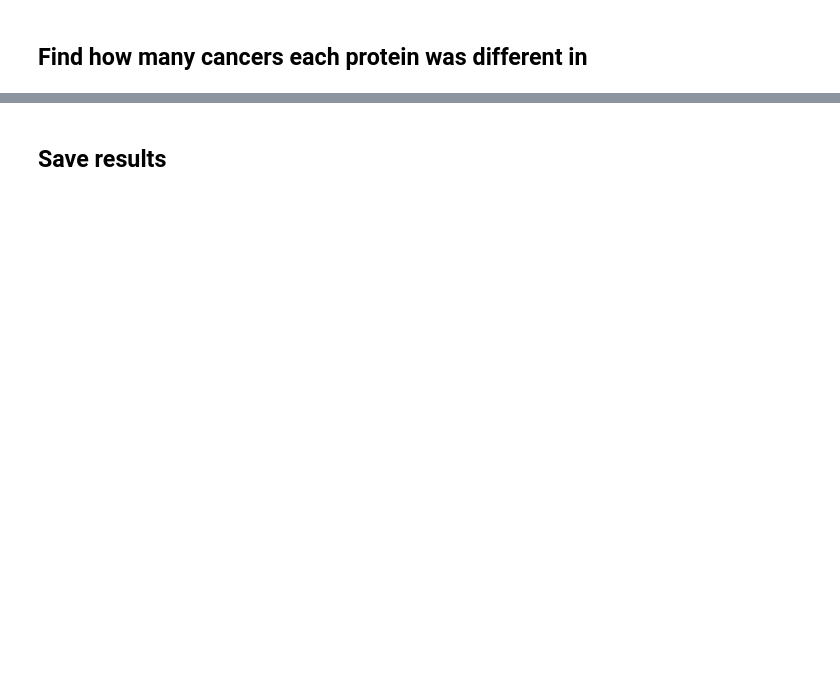
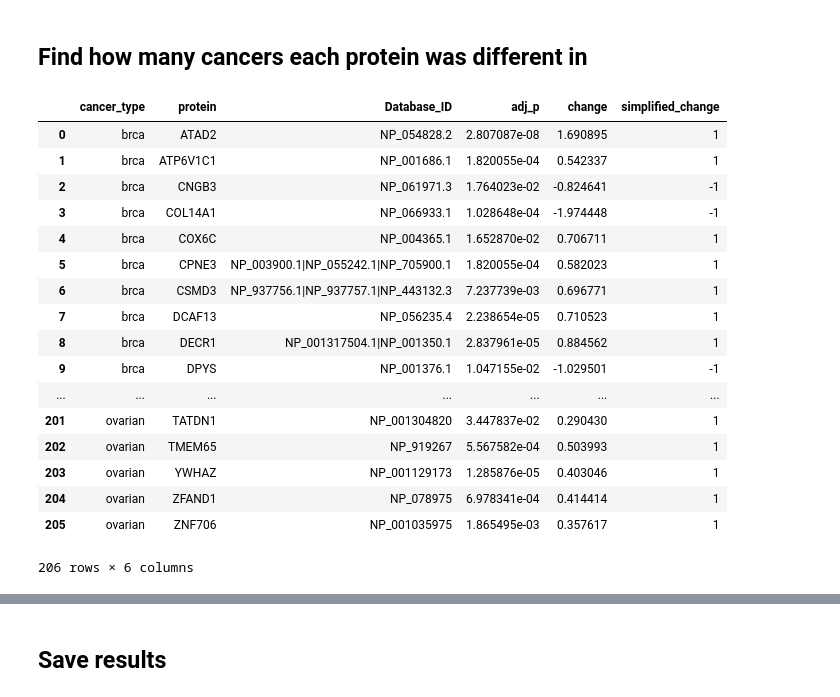
Before and after one commit to PayneLab/pancancerCNV, a Jupyter notebook: chromosome_8/04_commonly_diff_proteins_8q_cis.ipynb, the cells around one changed output, grey strips where cells are left out. Cells and saved outputs as stored; diff of their text form; code cells hidden in the pictures; blank space fills up the shorter version.

```diff
--- a/chromosome_8/04_commonly_diff_proteins_8q_cis.ipynb
+++ b/chromosome_8/04_commonly_diff_proteins_8q_cis.ipynb
@@ -160,2 +172,23 @@ alt.Chart(counts).mark_bar().encode(
+# %%
+prots
+# %% [output]
+|  | cancer_type | protein | Database_ID | adj_p | change | simplified_change |
+| 0 | brca | ATAD2 | NP_054828.2 | 2.807087e-08 | 1.690895 | 1 |
+| 1 | brca | ATP6V1C1 | NP_001686.1 | 1.820055e-04 | 0.542337 | 1 |
+| 2 | brca | CNGB3 | NP_061971.3 | 1.764023e-02 | -0.824641 | -1 |
+| 3 | brca | COL14A1 | NP_066933.1 | 1.028648e-04 | -1.974448 | -1 |
+| 4 | brca | COX6C | NP_004365.1 | 1.652870e-02 | 0.706711 | 1 |
+| 5 | brca | CPNE3 | NP_003900.1|NP_055242.1|NP_705900.1 | 1.820055e-04 | 0.582023 | 1 |
+| 6 | brca | CSMD3 | NP_937756.1|NP_937757.1|NP_443132.3 | 7.237739e-03 | 0.696771 | 1 |
+| 7 | brca | DCAF13 | NP_056235.4 | 2.238654e-05 | 0.710523 | 1 |
+| 8 | brca | DECR1 | NP_001317504.1|NP_001350.1 | 2.837961e-05 | 0.884562 | 1 |
+| 9 | brca | DPYS | NP_001376.1 | 1.047155e-02 | -1.029501 | -1 |
+| ... | ... | ... | ... | ... | ... | ... |
+| 201 | ovarian | TATDN1 | NP_001304820 | 3.447837e-02 | 0.290430 | 1 |
+| 202 | ovarian | TMEM65 | NP_919267 | 5.567582e-04 | 0.503993 | 1 |
+| 203 | ovarian | YWHAZ | NP_001129173 | 1.285876e-05 | 0.403046 | 1 |
+| 204 | ovarian | ZFAND1 | NP_078975 | 6.978341e-04 | 0.414414 | 1 |
+| 205 | ovarian | ZNF706 | NP_001035975 | 1.865495e-03 | 0.357617 | 1 |
+206 rows × 6 columns
 # %%
 prots_summary = prots.groupby("protein").agg(**{
```
Also changed, not shown: parts of 6 cells of this notebook, 11 other files.
